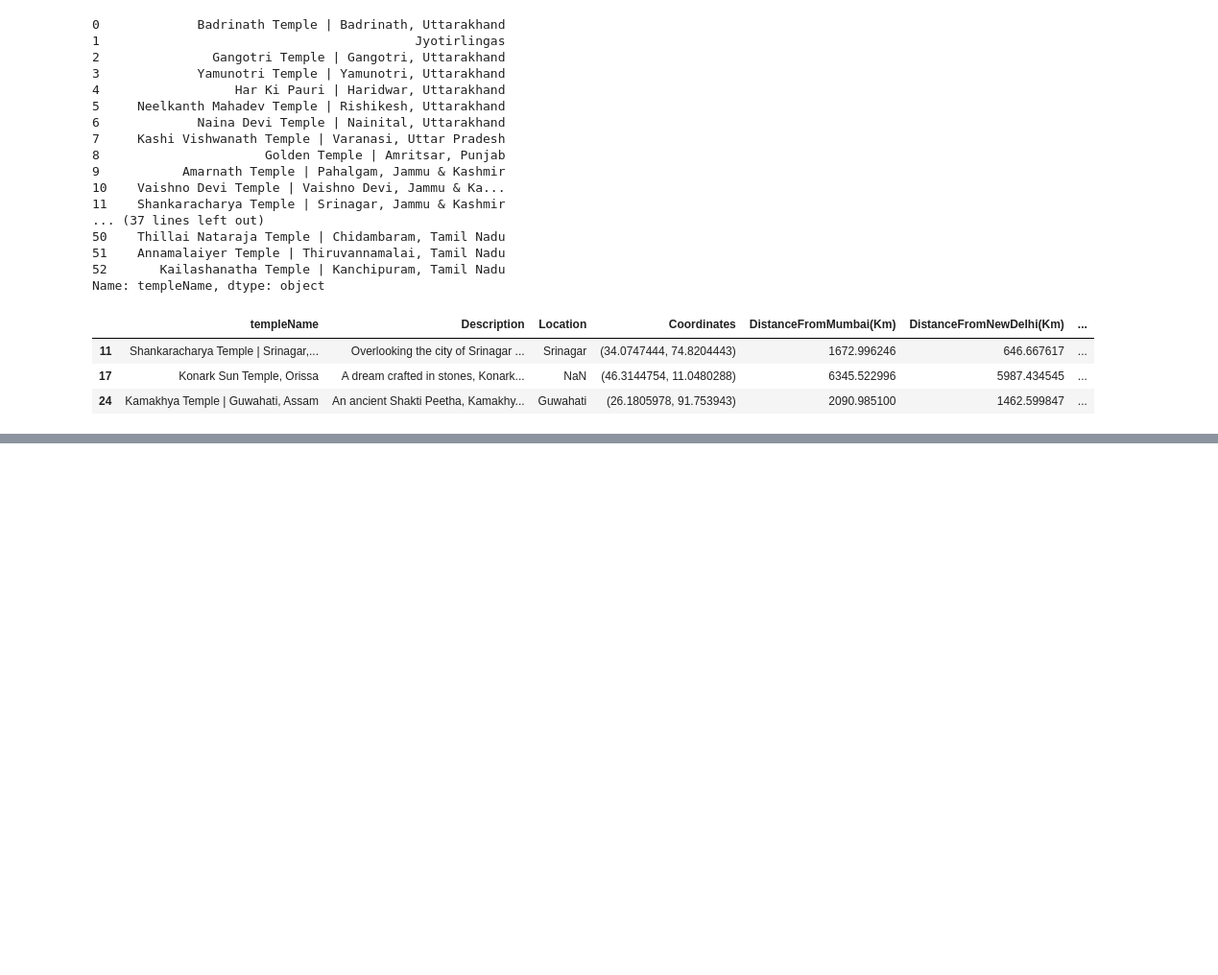
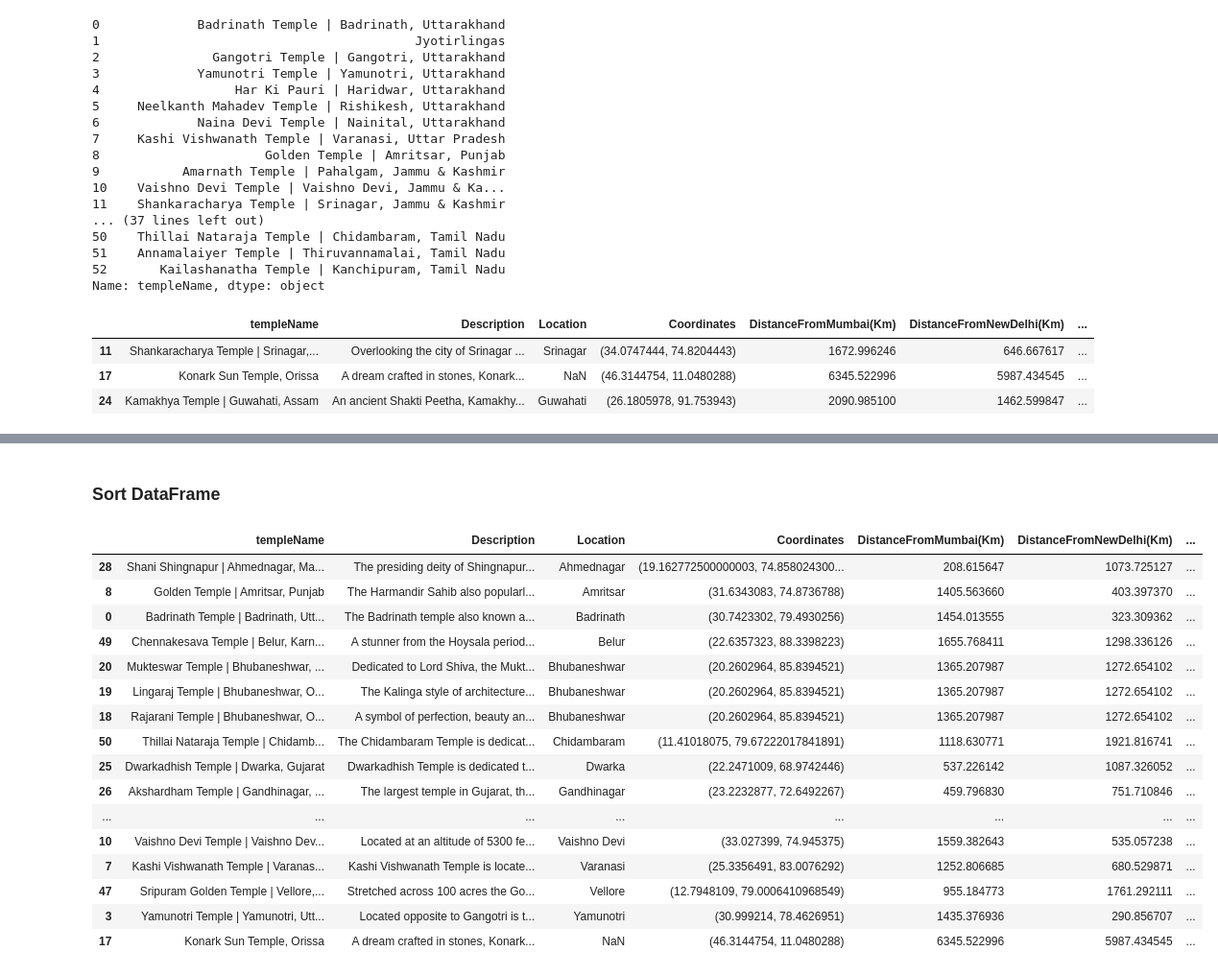
Before and after one commit to amsavalli-mylasalam/Pandas, a Jupyter notebook: PandasPractice1.ipynb, the cells around one changed output, grey strips where cells are left out. Shown: that part at 96% size. Saved outputs shown, nothing was run; the diff lists cells and outputs as text; code cells hidden in the pictures; blank space fills up the shorter version.

```diff
--- a/PandasPractice1.ipynb
+++ b/PandasPractice1.ipynb
@@ -635,0 +680,22 @@ df.loc[lambda df: df['DistanceFromMumbai(Km)'] >1672.977247 ]
+# %% [markdown]
+### Sort DataFrame
+# %%
+df.sort_values(by=['Location'])
+# %% [output]
+|  | templeName | Description | Location | Coordinates | DistanceFromMumbai(Km) | DistanceFromNewDelhi(Km) | ... |
+| 28 | Shani Shingnapur | Ahmednagar, Ma... | The presiding deity of Shingnapur... | Ahmednagar | (19.162772500000003, 74.858024300... | 208.615647 | 1073.725127 | ... |
+| 8 | Golden Temple | Amritsar, Punjab | The Harmandir Sahib also popularl... | Amritsar | (31.6343083, 74.8736788) | 1405.563660 | 403.397370 | ... |
+| 0 | Badrinath Temple | Badrinath, Utt... | The Badrinath temple also known a... | Badrinath | (30.7423302, 79.4930256) | 1454.013555 | 323.309362 | ... |
+| 49 | Chennakesava Temple | Belur, Karn... | A stunner from the Hoysala period... | Belur | (22.6357323, 88.3398223) | 1655.768411 | 1298.336126 | ... |
+| 20 | Mukteswar Temple | Bhubaneshwar, ... | Dedicated to Lord Shiva, the Mukt... | Bhubaneshwar | (20.2602964, 85.8394521) | 1365.207987 | 1272.654102 | ... |
+| 19 | Lingaraj Temple | Bhubaneshwar, O... | The Kalinga style of architecture... | Bhubaneshwar | (20.2602964, 85.8394521) | 1365.207987 | 1272.654102 | ... |
+| 18 | Rajarani Temple | Bhubaneshwar, O... | A symbol of perfection, beauty an... | Bhubaneshwar | (20.2602964, 85.8394521) | 1365.207987 | 1272.654102 | ... |
+| 50 | Thillai Nataraja Temple | Chidamb... | The Chidambaram Temple is dedicat... | Chidambaram | (11.41018075, 79.67222017841891) | 1118.630771 | 1921.816741 | ... |
+| 25 | Dwarkadhish Temple | Dwarka, Gujarat | Dwarkadhish Temple is dedicated t... | Dwarka | (22.2471009, 68.9742446) | 537.226142 | 1087.326052 | ... |
+| 26 | Akshardham Temple | Gandhinagar, ... | The largest temple in Gujarat, th... | Gandhinagar | (23.2232877, 72.6492267) | 459.796830 | 751.710846 | ... |
+| ... | ... | ... | ... | ... | ... | ... | ... |
+| 10 | Vaishno Devi Temple | Vaishno Dev... | Located at an altitude of 5300 fe... | Vaishno Devi | (33.027399, 74.945375) | 1559.382643 | 535.057238 | ... |
+| 7 | Kashi Vishwanath Temple | Varanas... | Kashi Vishwanath Temple is locate... | Varanasi | (25.3356491, 83.0076292) | 1252.806685 | 680.529871 | ... |
+| 47 | Sripuram Golden Temple | Vellore,... | Stretched across 100 acres the Go... | Vellore | (12.7948109, 79.0006410968549) | 955.184773 | 1761.292111 | ... |
+| 3 | Yamunotri Temple | Yamunotri, Utt... | Located opposite to Gangotri is t... | Yamunotri | (30.999214, 78.4626951) | 1435.376936 | 290.856707 | ... |
+| 17 | Konark Sun Temple, Orissa | A dream crafted in stones, Konark... | NaN | (46.3144754, 11.0480288) | 6345.522996 | 5987.434545 | ... |
```
Also changed, not shown: parts of 8 cells of this notebook.
